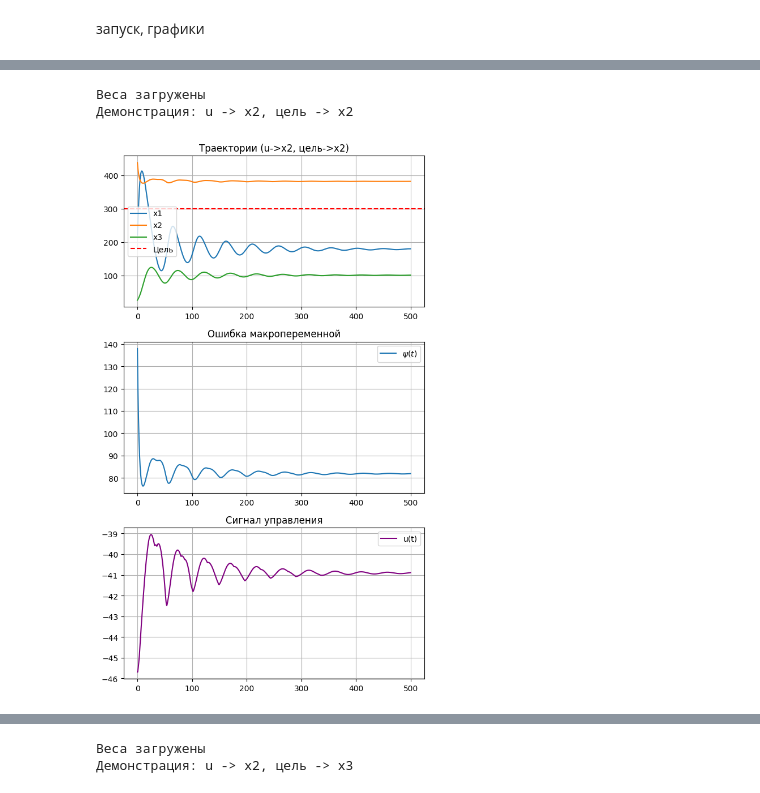
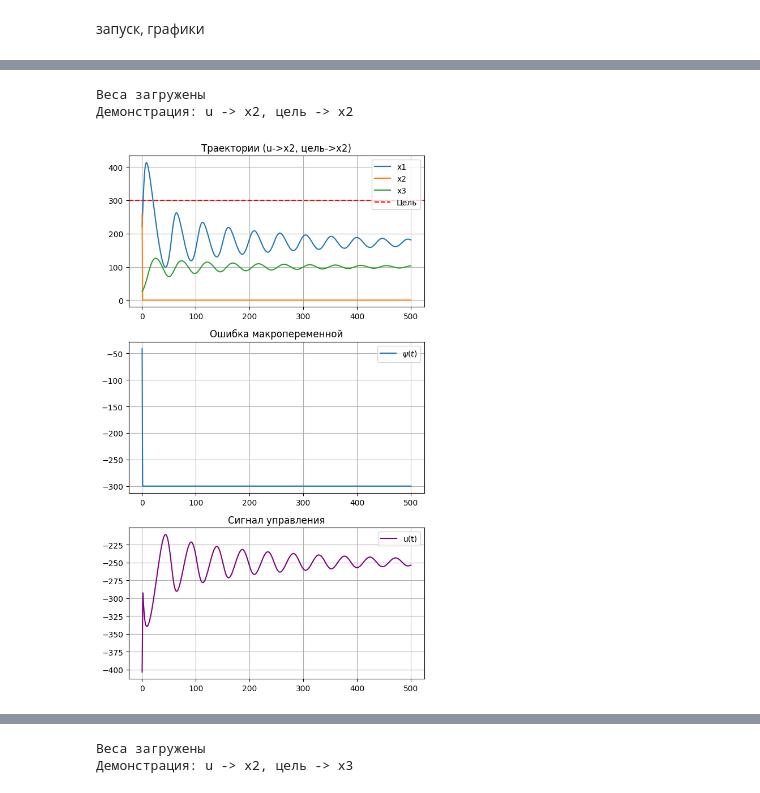
Before and after one commit to Emo4ka07/VKR, a Jupyter notebook: NTP_уж_с_ежом.ipynb, the cells around one changed output, grey strips where cells are left out. Saved outputs shown, nothing was run; the diff lists cells and outputs as text; code cells hidden in the pictures.

```diff
--- a/NTP_уж_с_ежом.ipynb
+++ b/NTP_уж_с_ежом.ipynb
@@ -169,7 +188,7 @@ Epoch  30 | Train=0.0799 | Test=0.0642
 # %%
 controller = Controller()
 _ = controller(tf.zeros((1,3)), tf.zeros((1,1)), tf.zeros((1,3)), tf.zeros((1,3)))
-controller.load_weights("/content/drive/MyDrive/controller_universal.weights.h5")
+controller.load_weights("/content/drive/MyDrive/controller_6cases.weights.h5")
 print("Веса загружены")
 
 def simulate_demo(x0, C, ctrl_idx, tgt_idx, controller, p, N_sim=1000):
@@ -234,7 +253,7 @@ plt.show()
 # %%
 controller = Controller()
 _ = controller(tf.zeros((1,3)), tf.zeros((1,1)), tf.zeros((1,3)), tf.zeros((1,3)))
-controller.load_weights("/content/drive/MyDrive/controller_universal.weights.h5")
+controller.load_weights("/content/drive/MyDrive/controller_6cases.weights.h5")
 print("Веса загружены")
 
 def simulate_demo(x0, C, ctrl_idx, tgt_idx, controller, p, N_sim=1000):
@@ -299,7 +318,7 @@ plt.show()
 # %%
 controller = Controller()
 _ = controller(tf.zeros((1,3)), tf.zeros((1,1)), tf.zeros((1,3)), tf.zeros((1,3)))
-controller.load_weights("/content/drive/MyDrive/controller_universal.weights.h5")
+controller.load_weights("/content/drive/MyDrive/controller_6cases.weights.h5")
 print("Веса загружены")
 
 def simulate_demo(x0, C, ctrl_idx, tgt_idx, controller, p, N_sim=1000):
@@ -333,34 +352,34 @@ print(f"Демонстрация: u -> x{demo_ctrl+1}, цель -> x{demo_tgt+1}
 demo_x = np.array([[200.0, 450.0, 25.1]], np.float32)
 demo_C = np.array([[300.0]], np.float32)
 
 traj, u = simulate_demo(demo_x, demo_C, demo_ctrl, demo_tgt, controller, PARAMS)
 ts_plot = np.linspace(0, 500.0, len(u))
 psi = traj[:, demo_tgt] - demo_C[0,0]
 
 plt.figure(figsize=(6,10))
 plt.subplot(3,1,1)
 for i, lbl in enumerate(['x1', 'x2', 'x3']):
     plt.plot(ts_plot, traj[:,i], label=lbl)
 plt.axhline(demo_C[0,0], color='red', linestyle='--', label='Цель')
 plt.title(f"Траектории (u->x{demo_ctrl+1}, цель->x{demo_tgt+1})")
 plt.grid(); plt.legend()
 
 plt.subplot(3,1,2)
 plt.plot(ts_plot, psi, label=r'$\psi(t)$')
 plt.title("Ошибка макропеременной")
 plt.grid(); plt.legend()
 
 plt.subplot(3,1,3)
 plt.plot(ts_plot, u, label='u(t)', color='purple')
 plt.title("Сигнал управления")
 plt.grid(); plt.legend()
 
 plt.tight_layout()
 plt.show()
 # %% [output]
 Веса загружены
 Демонстрация: u -> x2, цель -> x2
-[figure, old version]
+[figure, new version]
 # %%
 controller = Controller()
 _ = controller(tf.zeros((1,3)), tf.zeros((1,1)), tf.zeros((1,3)), tf.zeros((1,3)))
```
Also changed, not shown: parts of 5 cells of this notebook.
